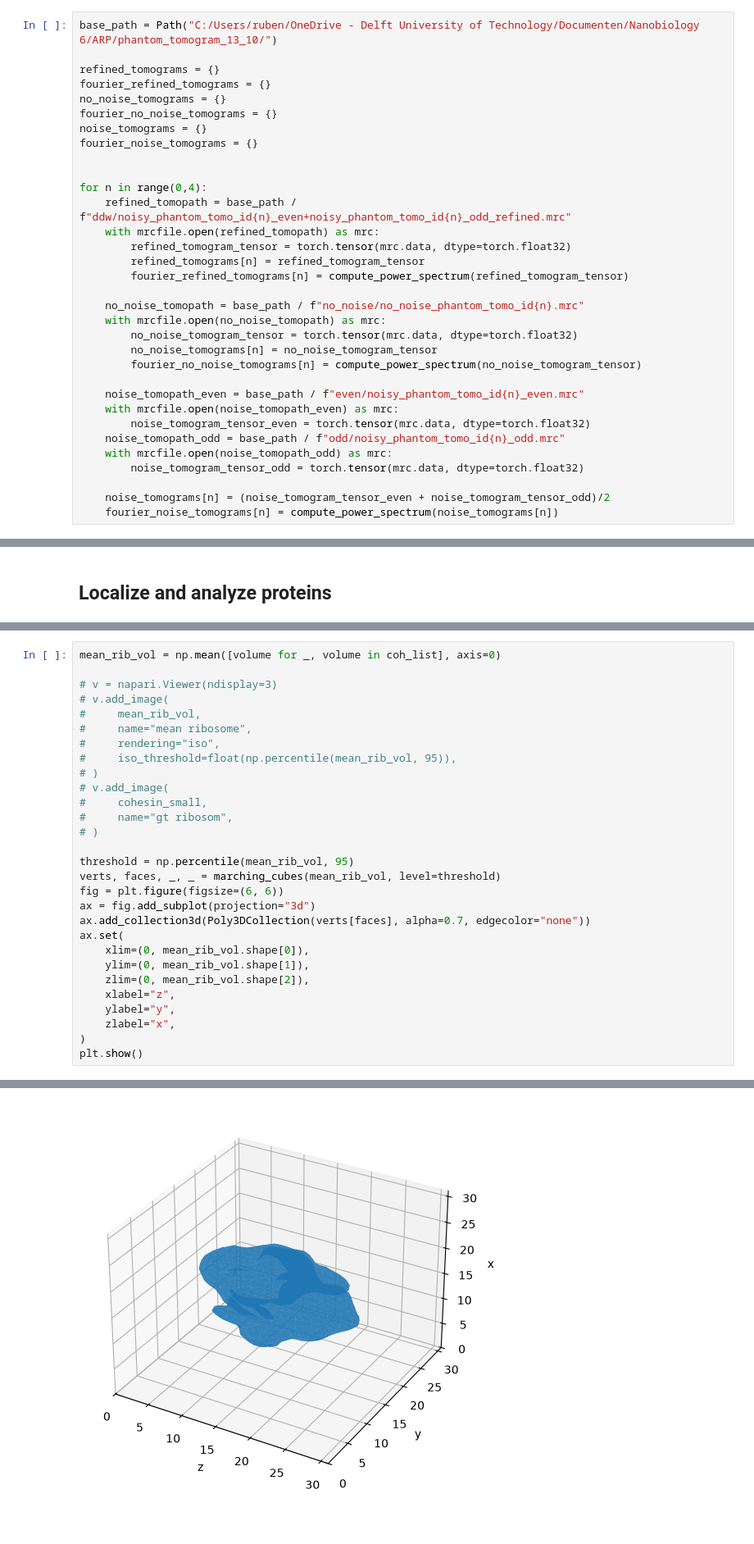
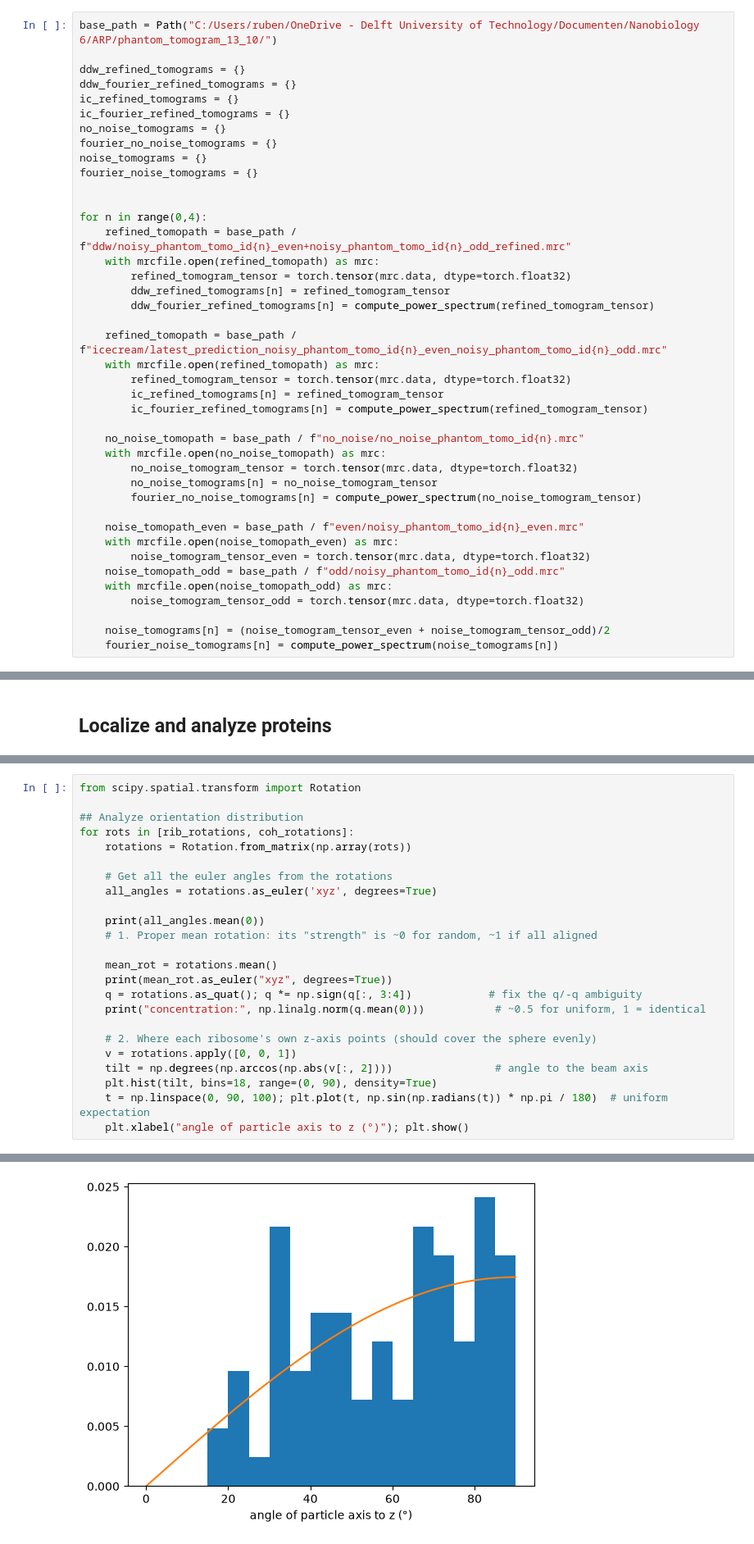
Before and after one commit to McHaillet/ARP, a Jupyter notebook: Phantom_tomogram_analysis.ipynb, the cells around one changed output, grey strips where cells are left out. Shown at 82% size. Drawn from its saved outputs; the diff is of its cells as text; blank space fills up the shorter version.

```diff
--- a/Phantom_tomogram_analysis.ipynb
+++ b/Phantom_tomogram_analysis.ipynb
@@ -71,8 +71,10 @@ def simulate_pdb(pdb_id: str, device: str = "cuda") -> torch.Tensor:
 # %%
 base_path = Path("C:/Users/ruben/OneDrive - Delft University of Technology/Documenten/Nanobiology 6/ARP/phantom_tomogram_13_10/")
 
-refined_tomograms = {}
-fourier_refined_tomograms = {}
+ddw_refined_tomograms = {}
+ddw_fourier_refined_tomograms = {}
+ic_refined_tomograms = {}
+ic_fourier_refined_tomograms = {}
 no_noise_tomograms = {}
 fourier_no_noise_tomograms = {}
 noise_tomograms = {}
@@ -83,8 +85,14 @@ for n in range(0,4):
     refined_tomopath = base_path / f"ddw/noisy_phantom_tomo_id{n}_even+noisy_phantom_tomo_id{n}_odd_refined.mrc"
     with mrcfile.open(refined_tomopath) as mrc:
         refined_tomogram_tensor = torch.tensor(mrc.data, dtype=torch.float32)
-        refined_tomograms[n] = refined_tomogram_tensor
-        fourier_refined_tomograms[n] = compute_power_spectrum(refined_tomogram_tensor)
+        ddw_refined_tomograms[n] = refined_tomogram_tensor
+        ddw_fourier_refined_tomograms[n] = compute_power_spectrum(refined_tomogram_tensor)
+
+    refined_tomopath = base_path / f"icecream/latest_prediction_noisy_phantom_tomo_id{n}_even_noisy_phantom_tomo_id{n}_odd.mrc"
+    with mrcfile.open(refined_tomopath) as mrc:
+        refined_tomogram_tensor = torch.tensor(mrc.data, dtype=torch.float32)
+        ic_refined_tomograms[n] = refined_tomogram_tensor
+        ic_fourier_refined_tomograms[n] = compute_power_spectrum(refined_tomogram_tensor)
 
     no_noise_tomopath = base_path / f"no_noise/no_noise_phantom_tomo_id{n}.mrc"
     with mrcfile.open(no_noise_tomopath) as mrc:
@@ -293,32 +340,27 @@ cohesin 141 137 63
 cohesin 134 110 65
 cohesin 130 230 29
 # %%
-mean_rib_vol = np.mean([volume for _, volume in coh_list], axis=0)
+from scipy.spatial.transform import Rotation
 
-# v = napari.Viewer(ndisplay=3)
-# v.add_image(
-#     mean_rib_vol,
-#     name="mean ribosome",
-#     rendering="iso",
-#     iso_threshold=float(np.percentile(mean_rib_vol, 95)),
-# )
-# v.add_image(
-#     cohesin_small,
-#     name="gt ribosom",
-# )
+## Analyze orientation distribution
+for rots in [rib_rotations, coh_rotations]:
+    rotations = Rotation.from_matrix(np.array(rots))
 
-threshold = np.percentile(mean_rib_vol, 95)
-verts, faces, _, _ = marching_cubes(mean_rib_vol, level=threshold)
-fig = plt.figure(figsize=(6, 6))
-ax = fig.add_subplot(projection="3d")
-ax.add_collection3d(Poly3DCollection(verts[faces], alpha=0.7, edgecolor="none"))
-ax.set(
-    xlim=(0, mean_rib_vol.shape[0]),
-    ylim=(0, mean_rib_vol.shape[1]),
-    zlim=(0, mean_rib_vol.shape[2]),
-    xlabel="z",
-    ylabel="y",
-    zlabel="x",
-)
-plt.show()
+    # Get all the euler angles from the rotations
+    all_angles = rotations.as_euler('xyz', degrees=True)
+
+    print(all_angles.mean(0))
+    # 1. Proper mean rotation: its "strength" is ~0 for random, ~1 if all aligned
+
+    mean_rot = rotations.mean()
+    print(mean_rot.as_euler("xyz", degrees=True))
+    q = rotations.as_quat(); q *= np.sign(q[:, 3:4])            # fix the q/-q ambiguity
+    print("concentration:", np.linalg.norm(q.mean(0)))           # ~0.5 for uniform, 1 = identical
+
+    # 2. Where each ribosome's own z-axis points (should cover the sphere evenly)
+    v = rotations.apply([0, 0, 1])
+    tilt = np.degrees(np.arccos(np.abs(v[:, 2])))                # angle to the beam axis
+    plt.hist(tilt, bins=18, range=(0, 90), density=True)
+    t = np.linspace(0, 90, 100); plt.plot(t, np.sin(np.radians(t)) * np.pi / 180)  # uniform expectation
+    plt.xlabel("angle of particle axis to z (°)"); plt.show()
 # %% [output]
@@ -325 +370 @@ plt.show()
-[figure, old version]
+[figure, new version]
```
Also changed, not shown: parts of 13 cells of this notebook, 3 other files.
